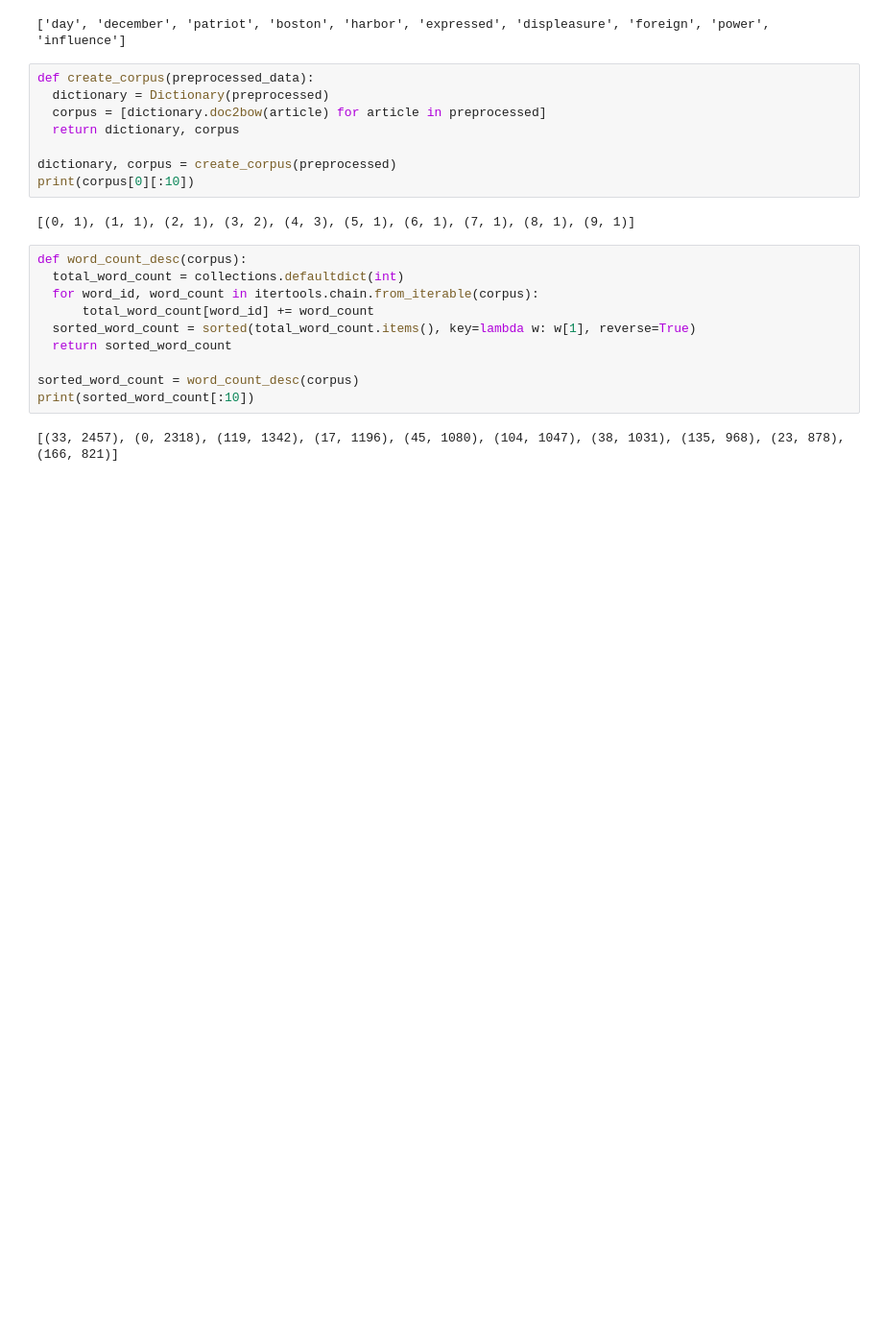
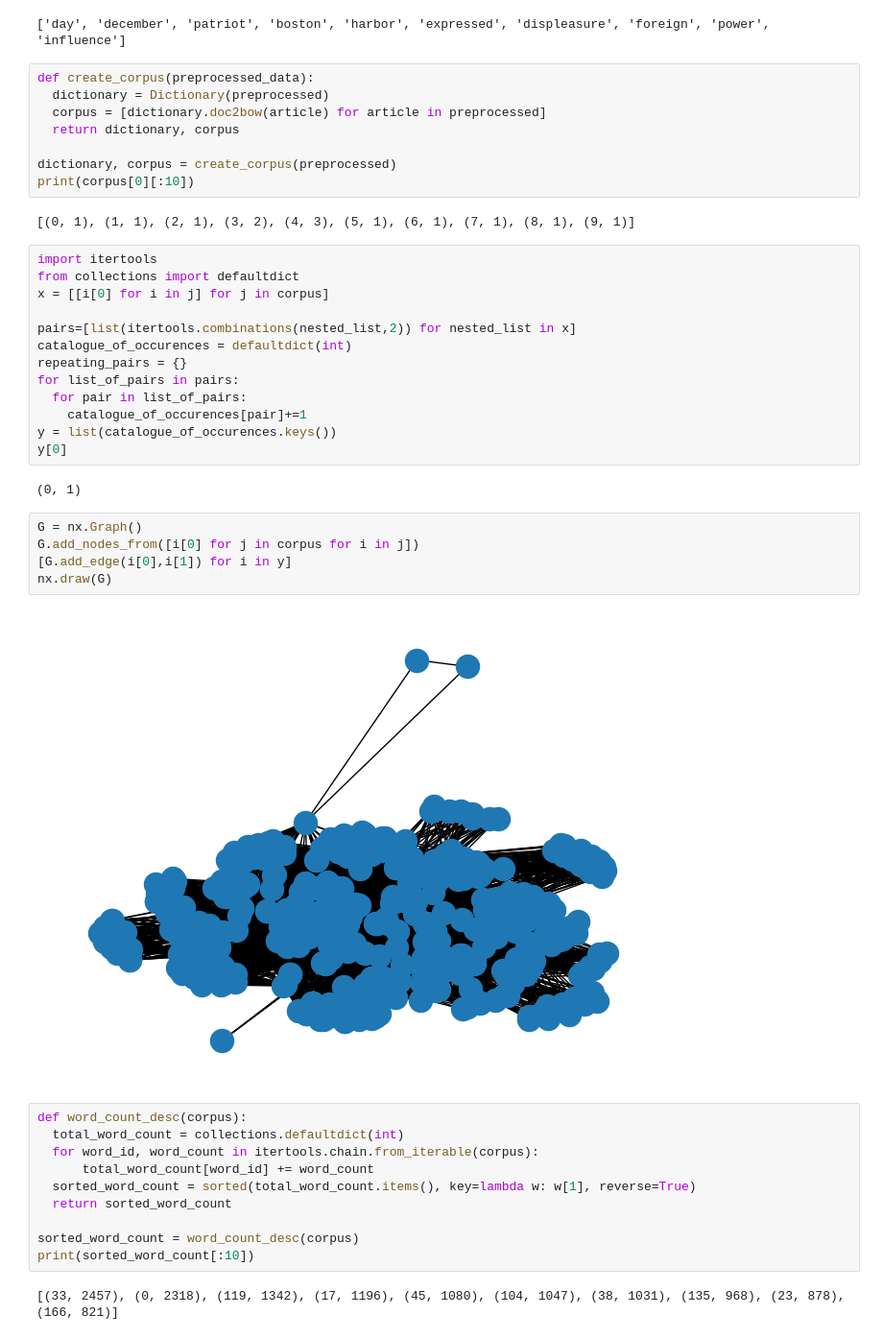
Before and after one commit to yuliiabosher/Adam_Smith_project, a Jupyter notebook: Visualisations.ipynb, the cells around one changed output. Shown at 96% size. Cells and saved outputs as stored; diff of their text form; blank space fills up the shorter version.

```diff
--- a/Visualisations.ipynb
+++ b/Visualisations.ipynb
@@ -126,6 +129,28 @@ dictionary, corpus = create_corpus(preprocessed)
 print(corpus[0][:10])
 # %% [output]
 [(0, 1), (1, 1), (2, 1), (3, 2), (4, 3), (5, 1), (6, 1), (7, 1), (8, 1), (9, 1)]
+# %%
+import itertools
+from collections import defaultdict
+x = [[i[0] for i in j] for j in corpus]
+
+pairs=[list(itertools.combinations(nested_list,2)) for nested_list in x]
+catalogue_of_occurences = defaultdict(int)
+repeating_pairs = {}
+for list_of_pairs in pairs:
+  for pair in list_of_pairs:
+    catalogue_of_occurences[pair]+=1
+y = list(catalogue_of_occurences.keys())
+y[0]
+# %% [output]
+(0, 1)
+# %%
+G = nx.Graph()
+G.add_nodes_from([i[0] for j in corpus for i in j])
+[G.add_edge(i[0],i[1]) for i in y]
+nx.draw(G)
+# %% [output]
+[figure, added]
 # %%
 def word_count_desc(corpus):
   total_word_count = collections.defaultdict(int)
```
Also changed, not shown: parts of 3 cells of this notebook.
